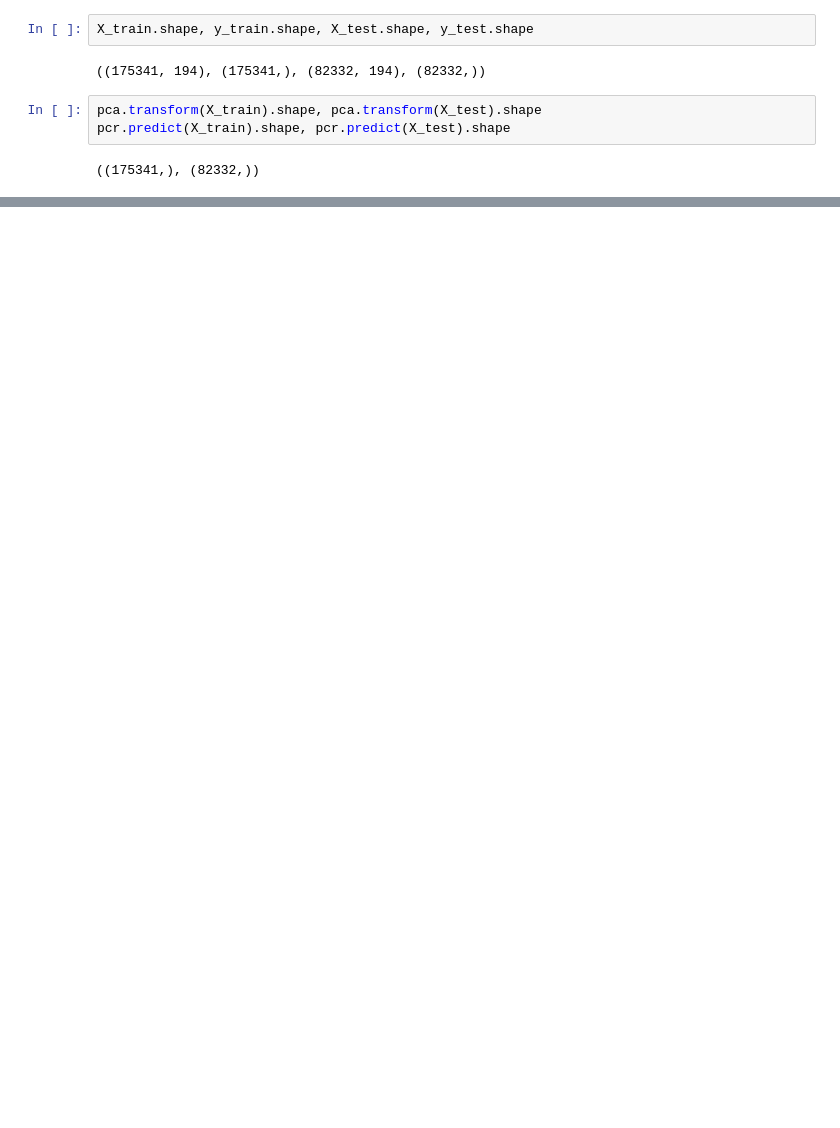
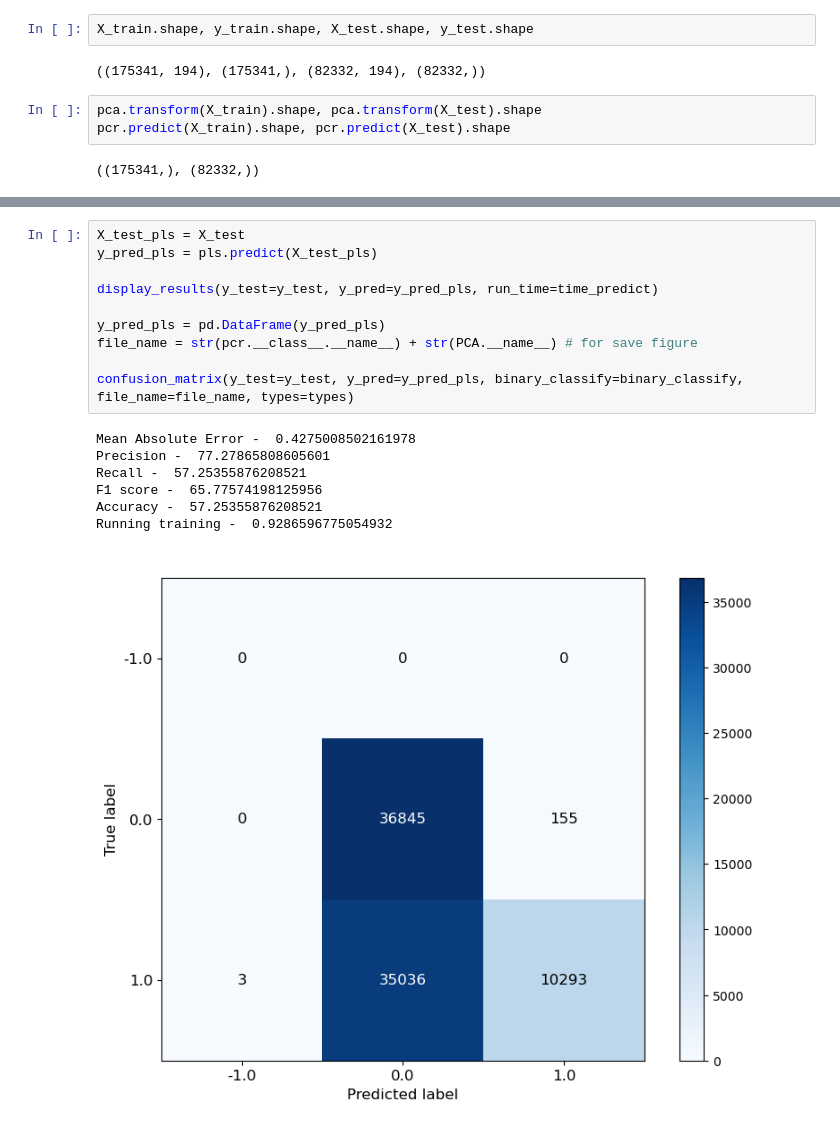
Before and after one commit to cngvng/PLS-numerical-method, a Jupyter notebook: test.ipynb, the cells around one changed output, grey strips where cells are left out. Cells and saved outputs as stored; diff of their text form; blank space fills up the shorter version.

```diff
--- a/test.ipynb
+++ b/test.ipynb
@@ -362,0 +389,18 @@ plt.show()
+# %%
+X_test_pls = X_test
+y_pred_pls = pls.predict(X_test_pls)
+
+display_results(y_test=y_test, y_pred=y_pred_pls, run_time=time_predict)
+
+y_pred_pls = pd.DataFrame(y_pred_pls)
+file_name = str(pcr.__class__.__name__) + str(PCA.__name__) # for save figure
+
+confusion_matrix(y_test=y_test, y_pred=y_pred_pls, binary_classify=binary_classify, file_name=file_name, types=types)
+# %% [output]
+Mean Absolute Error -  0.4275008502161978
+Precision -  77.27865808605601
+Recall -  57.25355876208521
+F1 score -  65.77574198125956
+Accuracy -  57.25355876208521
+Running training -  0.9286596775054932
+[figure, added]
```
Also changed, not shown: parts of 8 cells of this notebook, 13 other files.
